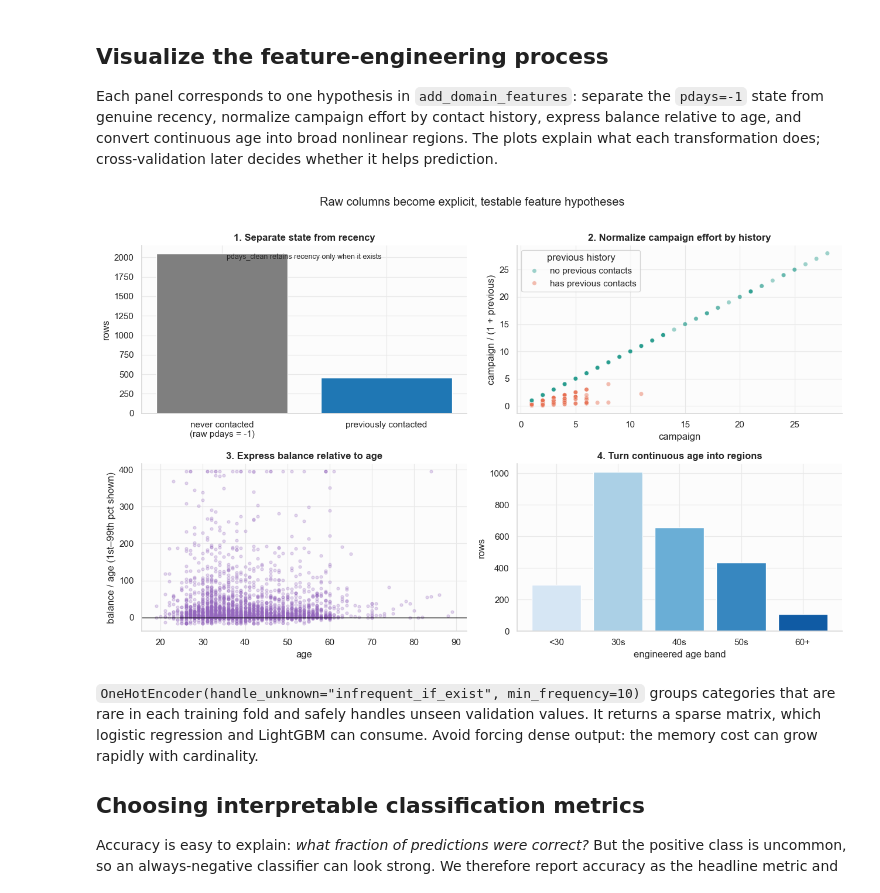
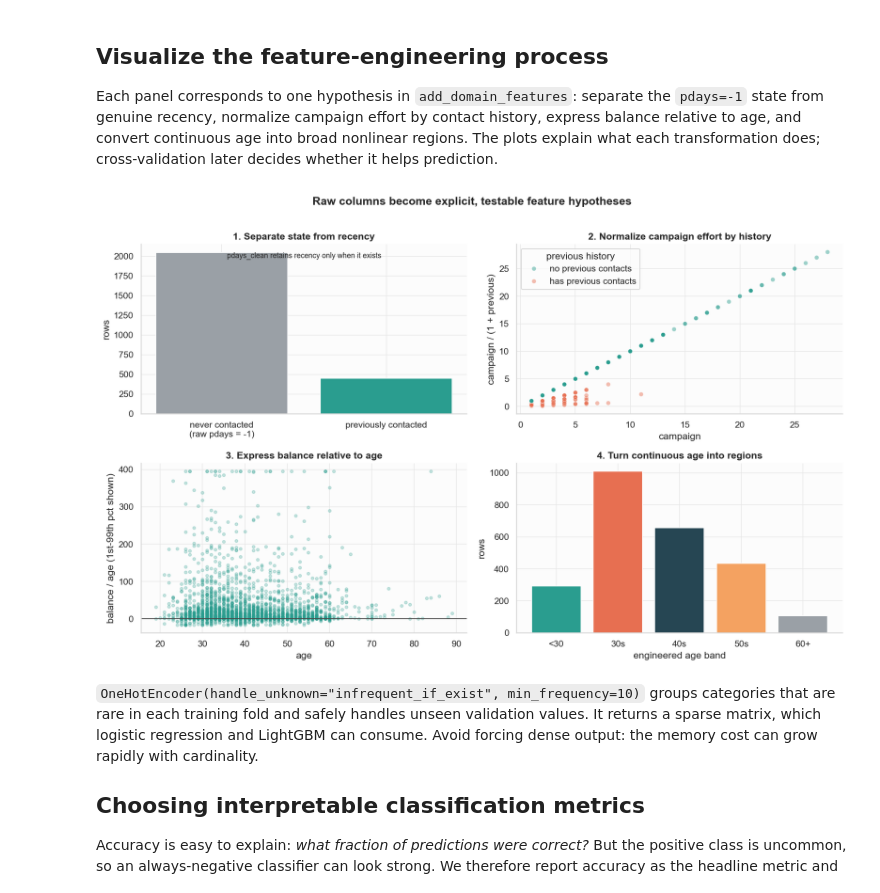
Before and after one commit to SoroushGhaderi/Advanced-Machine-Learning, a Jupyter notebook: notebooks/02_advanced_feature_engineering.ipynb, the cells around one changed output. Drawn from its saved outputs; the diff is of its cells as text; code cells hidden in the pictures.

```diff
--- a/notebooks/02_advanced_feature_engineering.ipynb
+++ b/notebooks/02_advanced_feature_engineering.ipynb
@@ -482,44 +482,48 @@ transformation does; cross-validation later decides whether it helps prediction.
 # %%
 process_sample = X_dev.sample(min(2500, len(X_dev)), random_state=SEED)
 process_features = add_domain_features(process_sample)
-fig, axes = plt.subplots(2, 2, figsize=(13, 8))
+fig, axes = plt.subplots(2, 2, figsize=(13, 8), dpi=140)
 
 contacted_counts = process_features["was_previously_contacted"].value_counts().reindex([0, 1])
 axes[0, 0].bar(["never contacted\n(raw pdays = -1)", "previously contacted"],
-               contacted_counts, color=["tab:gray", "tab:blue"])
+               contacted_counts, color=["#9aa0a6", BRAND_COLOR])
 axes[0, 0].set(ylabel="rows", title="1. Separate state from recency")
 axes[0, 0].text(0.5, 0.92, "pdays_clean retains recency only when it exists",
                 transform=axes[0, 0].transAxes, ha="center", fontsize=9)
 
 pressure_view = process_features.loc[:, ["campaign", "previous", "contact_pressure"]].copy()
 pressure_view["previous history"] = np.where(
     pressure_view["previous"].eq(0), "no previous contacts", "has previous contacts"
 )
 sns.scatterplot(data=pressure_view, x="campaign", y="contact_pressure",
-                hue="previous history", alpha=0.45, s=28, ax=axes[0, 1])
+                hue="previous history", palette=[BRAND_COLOR, ACCENT_COLOR],
+                alpha=0.45, s=28, ax=axes[0, 1])
 axes[0, 1].set(title="2. Normalize campaign effort by history",
                ylabel="campaign / (1 + previous)")
 
 lower, upper = process_features["balance_per_age"].quantile([0.01, 0.99])
 ratio_view = process_features["balance_per_age"].clip(lower, upper)
 axes[1, 0].scatter(process_sample["age"], ratio_view, s=12, alpha=0.25,
-                   color="tab:purple")
+                   color=BRAND_COLOR)
 axes[1, 0].axhline(0, color="#4a4a4a", linewidth=1)
-axes[1, 0].set(xlabel="age", ylabel="balance / age (1st–99th pct shown)",
+axes[1, 0].set(xlabel="age", ylabel="balance / age (1st-99th pct shown)",
                title="3. Express balance relative to age")
 
 age_counts = process_features["age_band"].value_counts().reindex(
     ["<30", "30s", "40s", "50s", "60+"]
 )
-axes[1, 1].bar(age_counts.index, age_counts.values, color=sns.color_palette([BRAND_COLOR, ACCENT_COLOR, "#264653", "#f4a261", "#9aa0a6"]))
+axes[1, 1].bar(
+    age_counts.index, age_counts.values,
+    color=sns.color_palette([BRAND_COLOR, ACCENT_COLOR, "#264653", "#f4a261", "#9aa0a6"]),
+)
 axes[1, 1].set(xlabel="engineered age band", ylabel="rows",
                title="4. Turn continuous age into regions")
 
-fig.suptitle("Raw columns become explicit, testable feature hypotheses", y=1.01)
+fig.suptitle("Raw columns become explicit, testable feature hypotheses", y=1.01, fontsize=14, fontweight="bold")
 plt.tight_layout()
 plt.show()
 # %% [output]
-[figure, old version]
+[figure, new version]
 # %% [markdown]
 `OneHotEncoder(handle_unknown="infrequent_if_exist", min_frequency=10)` groups categories that
 are rare in each training fold and safely handles unseen validation values. It returns a sparse
```
Also changed, not shown: parts of 2 cells of this notebook, 9 other files.
